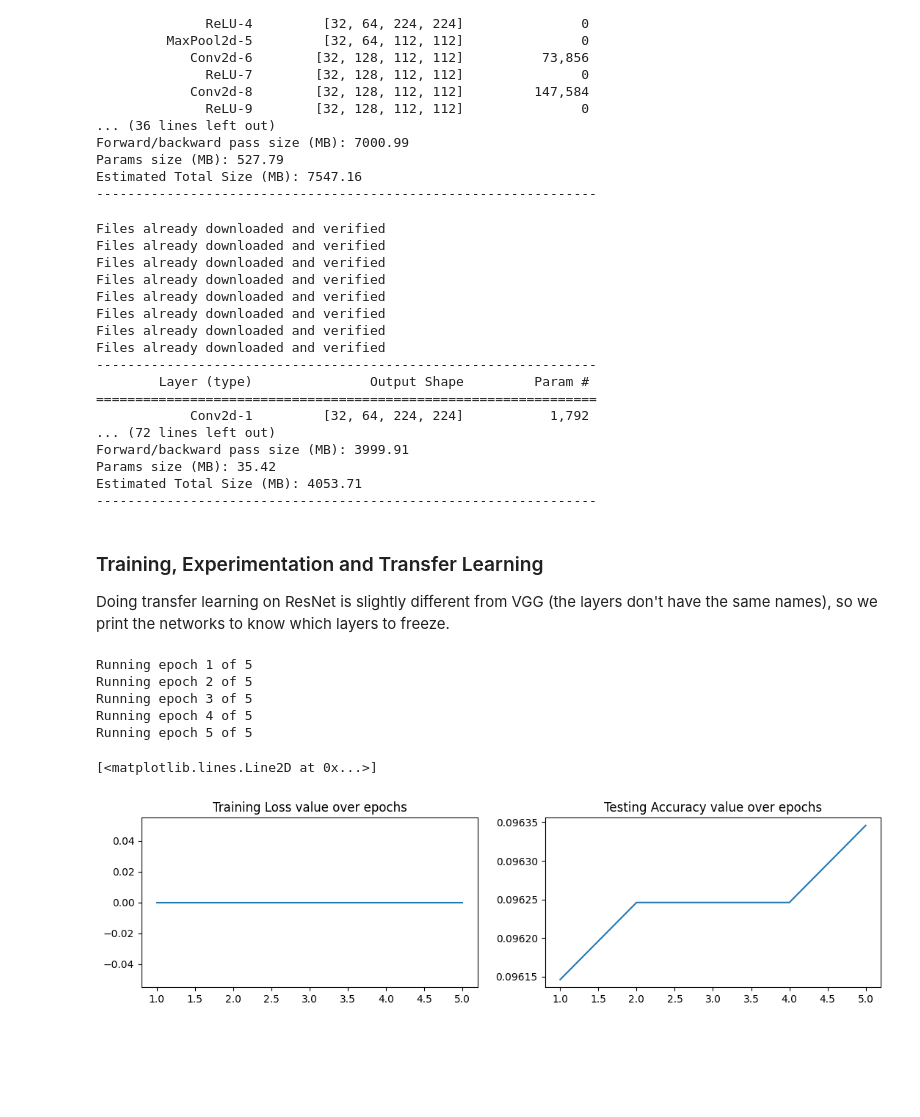
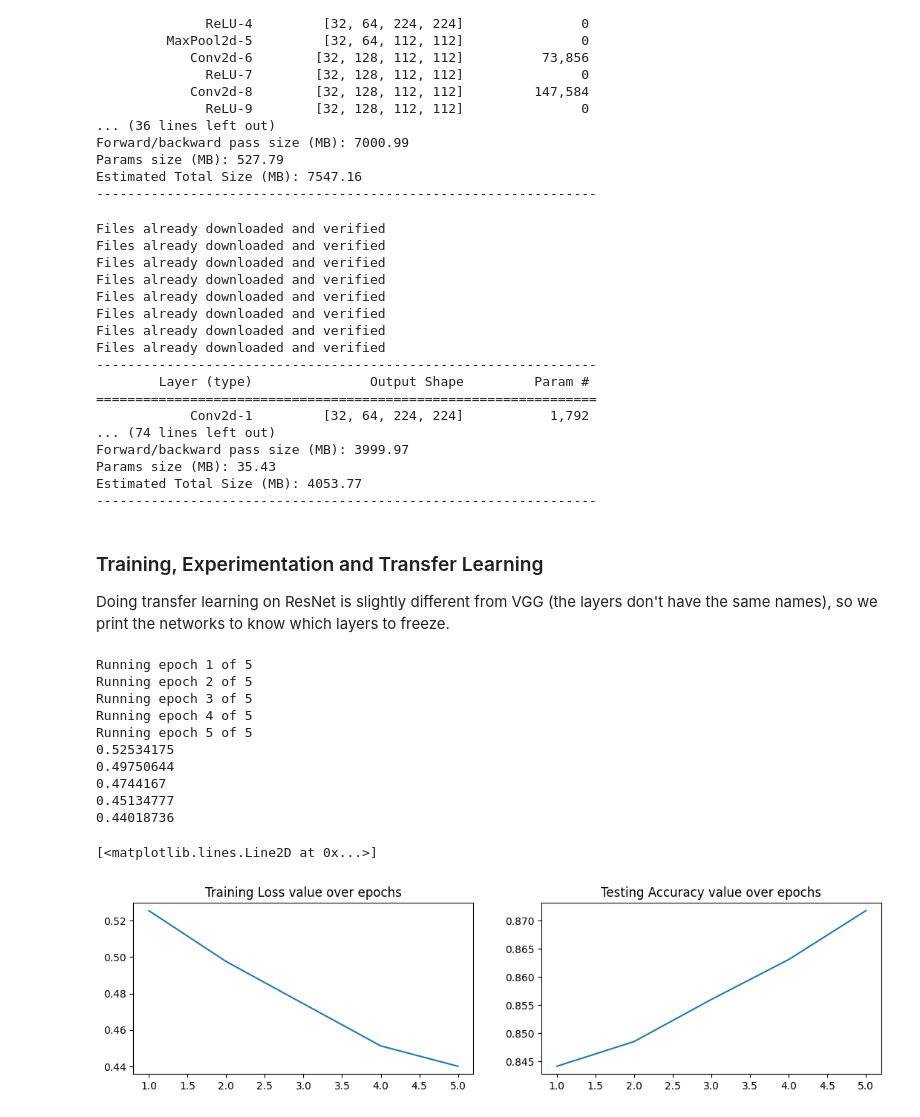
Before and after one commit to algar2/deep_learning_lab_4, a Jupyter notebook: lab4.ipynb, the cells around one changed output. Saved outputs shown, nothing was run; the diff lists cells and outputs as text; code cells hidden in the pictures; blank space fills up the shorter version.

Commit message:
fixed the issue of 0 training loss appearing, made training a method

```diff
--- a/lab4.ipynb
+++ b/lab4.ipynb
@@ -64,7 +65,7 @@ def get_device():
 device = get_device()
 
 
-def preprocess_data(transformations, batch_size, subset_size=10000):
+def preprocess_data(transformations, batch_size, subset_size=24000):
 	"""
 	This function creates dataloaders with model-specific transformations for data preprocessing
 	"""
@@ -183,7 +184,9 @@ for model in models:
 	model.avgpool = nn.AdaptiveAvgPool2d(output_size=(1,1))
 	model.classifier = nn.Sequential(nn.Flatten(),
 								  	nn.Linear(512, 128),
-								 	nn.Linear(128, 1))
+									nn.ReLU(), # Activation between linear layers
+									nn.Dropout(0.2),
+								 	nn.Linear(128, 10))
 
 	better_summary(model.to(device), (3, 224, 224))
 # %% [output]
@@ -199,10 +202,10 @@ Files already downloaded and verified
         Layer (type)               Output Shape         Param #
 ================================================================
             Conv2d-1         [32, 64, 224, 224]           1,792
-... (72 lines left out)
-Forward/backward pass size (MB): 3999.91
-Params size (MB): 35.42
-Estimated Total Size (MB): 4053.71
+... (74 lines left out)
+Forward/backward pass size (MB): 3999.97
+Params size (MB): 35.43
+Estimated Total Size (MB): 4053.77
 ----------------------------------------------------------------
 # %% [markdown]
 ### Training, Experimentation and Transfer Learning
@@ -230,36 +233,54 @@ def accuracy(model, x, y,):
 	s = torch.sum((argmaxes == y).float()/len(y))
 	return s.cpu().numpy()
 
+def perform_training(dataloader=vgg11_train_loader):
+	"""
+	"""
+	train_losses, train_accuracies, n_epochs = [], [], 5
+	for epoch in range(n_epochs):
+		print(f"Running epoch {epoch + 1} of {n_epochs}")
 
-train_losses, train_accuracies, n_epochs = [], [], 5
-for epoch in range(n_epochs):
-	print(f"Running epoch {epoch + 1} of {n_epochs}")
-	train_epoch_losses, train_epoch_accuracies = [], []
+		train_epoch_losses, train_epoch_accuracies = [], []
 
-	train_epoch_losses = [train_batch(model, optimizer, loss_fn, x=x.to(device), y=y.to(device)) for x, y in vgg11_train_loader]
-	train_epoch_loss = np.mean(train_epoch_losses)
+		# for x, y in dataloader:
+		# 	x,y = x.to(device), y.to(device)
+		# 	loss = train_batch(model, optimizer, loss_fn, x, y)
+		# 	train_epoch_losses
+		train_epoch_losses = [train_batch(model, optimizer, loss_fn, x=x.to(device), y=y.to(device)) for x, y in vgg11_train_loader]
+		train_epoch_loss = np.mean(train_epoch_losses)
 
-	train_epoch_accuracies = [accuracy(model, x=x.to(device), y=y.to(device)) for x, y in vgg11_train_loader]
-	train_epoch_accuracy = np.mean(train_epoch_accuracies)
+		train_epoch_accuracies = [accuracy(model, x=x.to(device), y=y.to(device)) for x, y in vgg11_train_loader]
+		train_epoch_accuracy = np.mean(train_epoch_accuracies)
 
-	train_losses.append(train_epoch_loss)
-	train_accuracies.append(train_epoch_accuracy)
+		train_losses.append(train_epoch_loss)
+		train_accuracies.append(train_epoch_accuracy)
+	return train_losses, train_accuracies
-# %% [output]
-Running epoch 1 of 5
-Running epoch 2 of 5
-Running epoch 3 of 5
-Running epoch 4 of 5
-Running epoch 5 of 5
 # %%
 import matplotlib.pyplot as plt
+
+train_losses, train_accuracies = perform_training(models[0])
+n_epochs = 5
+
+for loss in train_losses:
+	print(loss)
 
 plt.figure(figsize=(13,3))
 plt.subplot(121)
 plt.title('Training Loss value over epochs')
 plt.plot(np.arange(n_epochs) + 1, train_losses)
 plt.subplot(122)
 plt.title('Testing Accuracy value over epochs')
 plt.plot(np.arange(n_epochs) + 1, train_accuracies)
 # %% [output]
-[<matplotlib.lines.Line2D at 0x...>]
+Running epoch 1 of 5
+Running epoch 2 of 5
+Running epoch 3 of 5
+Running epoch 4 of 5
+Running epoch 5 of 5
+0.52534175
+0.49750644
+0.4744167
+0.45134777
+0.44018736
+[<matplotlib.lines.Line2D at 0x...>]
-[figure, old version]
+[figure, new version]
```
Also changed, not shown: parts of 1 cell of this notebook.
